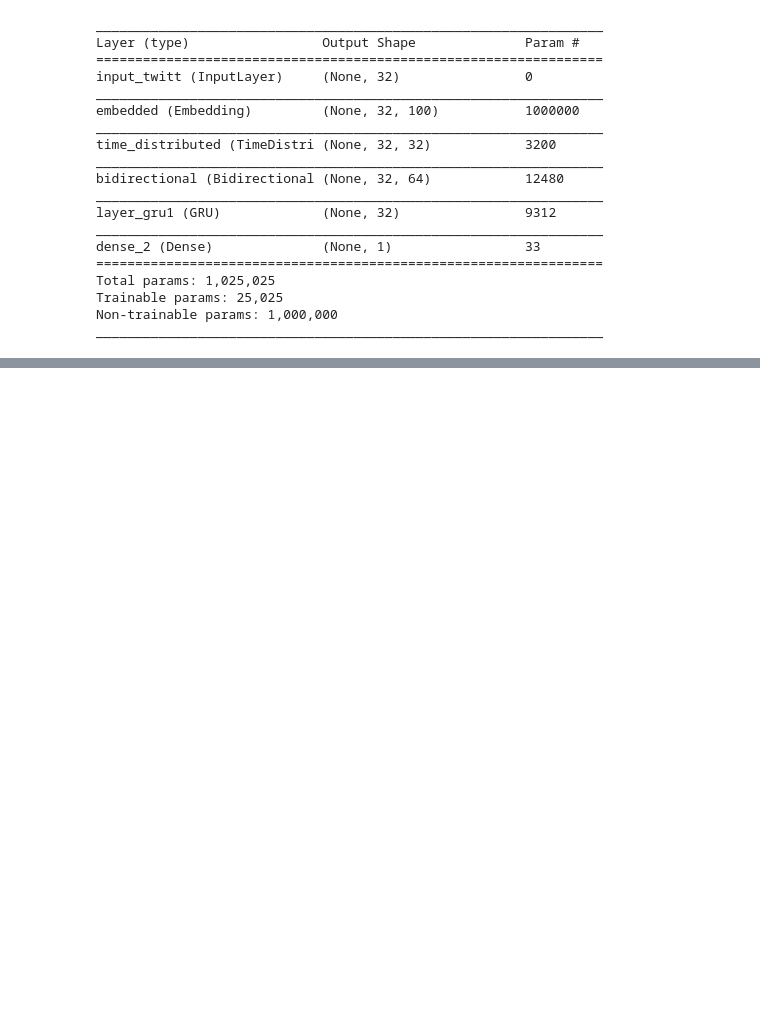
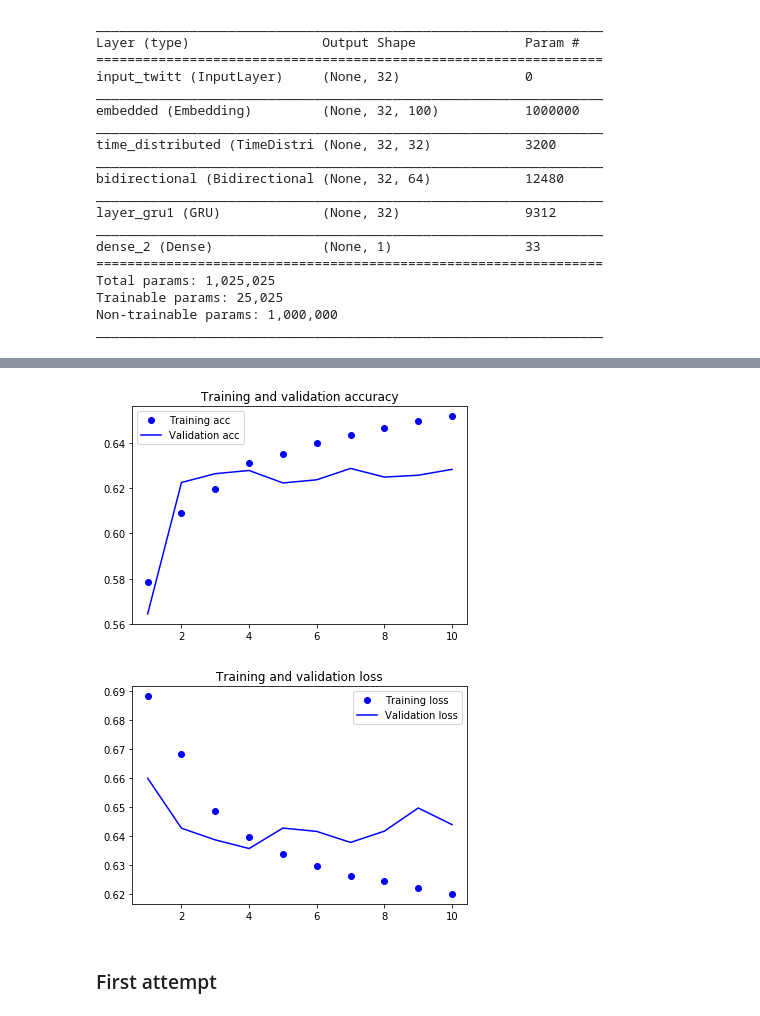
Before and after one commit to oadoriaa/trainningtwits, a Jupyter notebook: TraininNN4Twits.ipynb, the cells around one changed output, grey strips where cells are left out. Drawn from its saved outputs; the diff is of its cells as text; code cells hidden in the pictures; blank space fills up the shorter version.

```diff
--- a/TraininNN4Twits.ipynb
+++ b/TraininNN4Twits.ipynb
@@ -363,0 +554,10 @@ predictions = Dense(1, activation='sigmoid')(x)`
+# %%
+hist_conv_gru_model = conv_gru_model.fit(X_train,
+                                         Y_train,
+                                         epochs = 10,
+                                         batch_size = 32,
+                                         validation_data=(X_val,Y_val),
+                                         verbose=False)
+# %%
+get_model_results(hist_conv_gru_model)
+# %% [output]
@@ -363,0 +566,4 @@ predictions = Dense(1, activation='sigmoid')(x)`
+[figure, added]
+[figure, added]
+# %% [markdown]
+### First attempt
```
Also changed, not shown: parts of 38 cells of this notebook.
